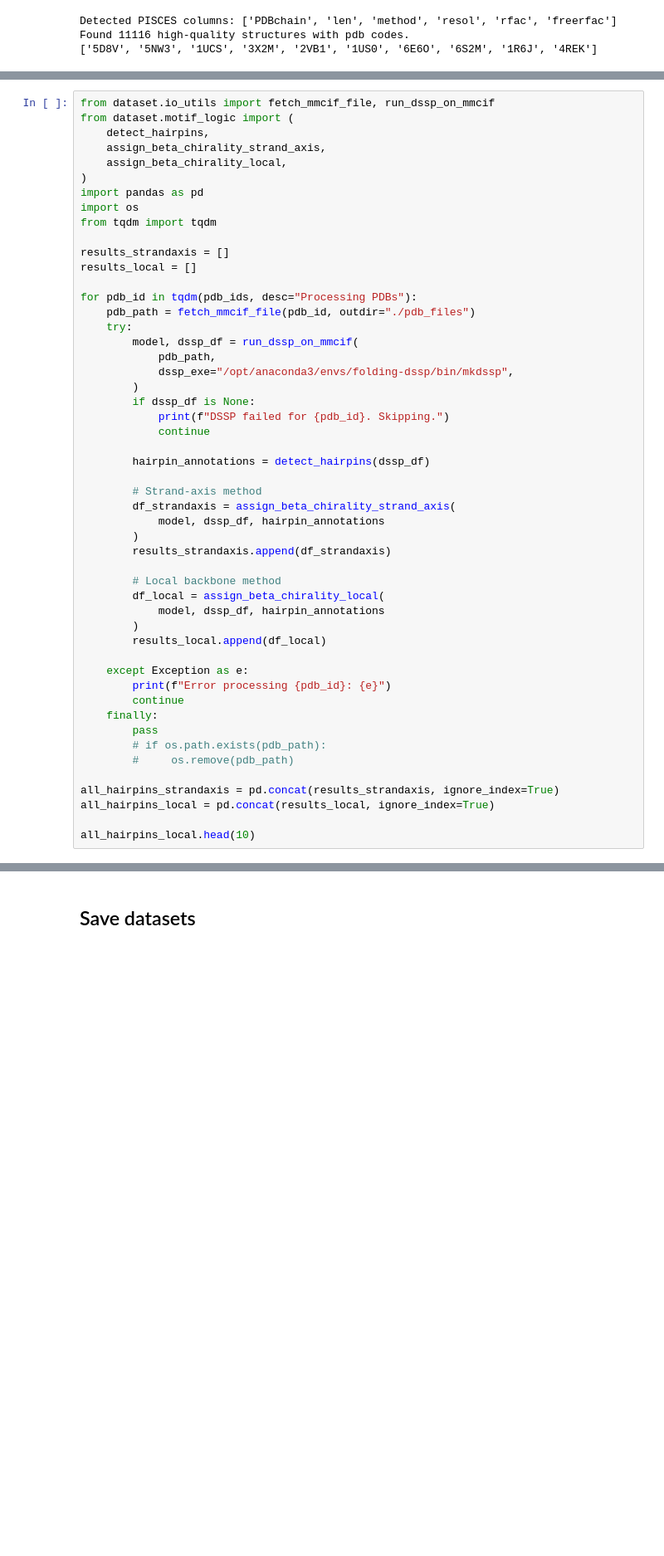
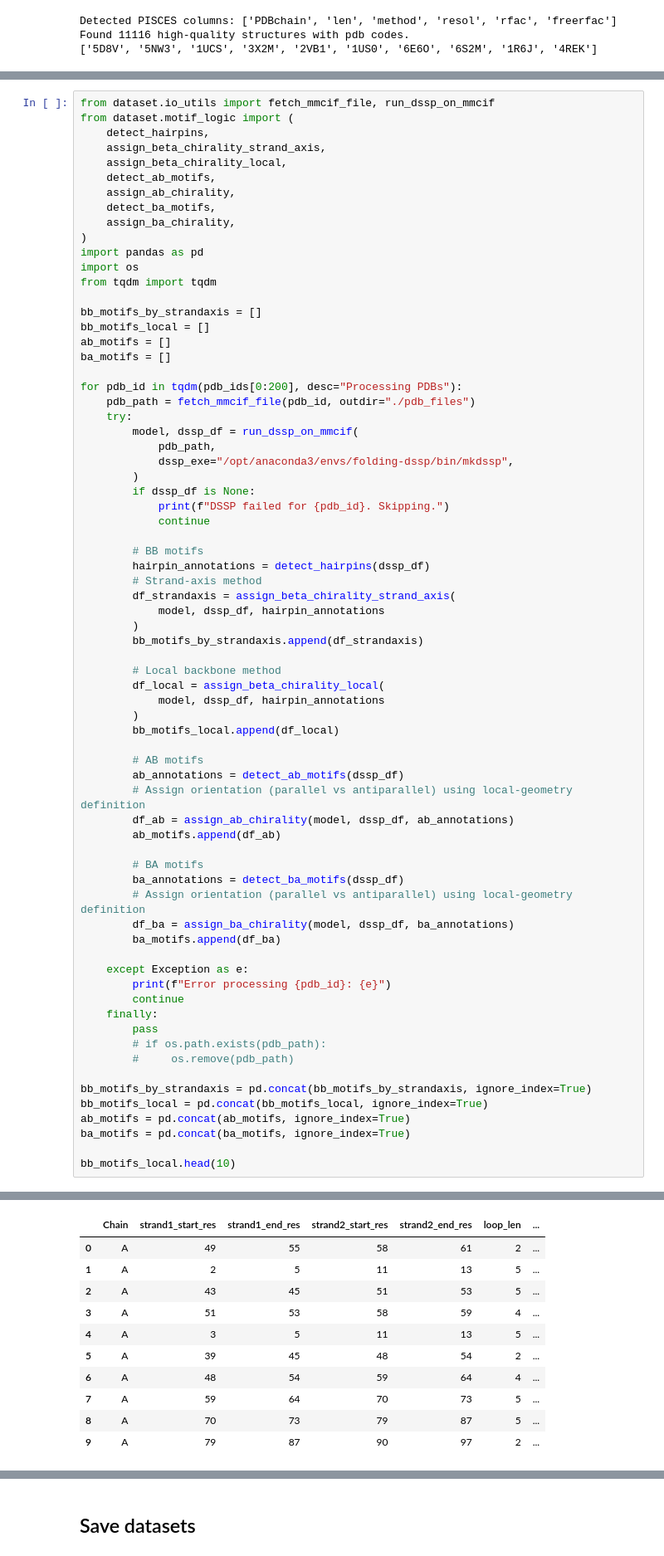
Before and after one commit to stefanhuber1993/folding-principles-dataset, a Jupyter notebook: notebooks/test_pipeline_parts.ipynb, the cells around one changed output, grey strips where cells are left out. Shown at 83% size. Drawn from its saved outputs; the diff is of its cells as text; blank space fills up the shorter version.

```diff
--- a/notebooks/test_pipeline_parts.ipynb
+++ b/notebooks/test_pipeline_parts.ipynb
@@ -42,15 +43,21 @@ from dataset.motif_logic import (
     detect_hairpins,
     assign_beta_chirality_strand_axis,
     assign_beta_chirality_local,
+    detect_ab_motifs,
+    assign_ab_chirality,
+    detect_ba_motifs,
+    assign_ba_chirality,
 )
 import pandas as pd
 import os
 from tqdm import tqdm
 
-results_strandaxis = []
-results_local = []
+bb_motifs_by_strandaxis = []
+bb_motifs_local = []
+ab_motifs = []
+ba_motifs = []
 
-for pdb_id in tqdm(pdb_ids, desc="Processing PDBs"):
+for pdb_id in tqdm(pdb_ids[0:200], desc="Processing PDBs"):
     pdb_path = fetch_mmcif_file(pdb_id, outdir="./pdb_files")
     try:
         model, dssp_df = run_dssp_on_mmcif(
@@ -61,19 +68,31 @@ for pdb_id in tqdm(pdb_ids, desc="Processing PDBs"):
             print(f"DSSP failed for {pdb_id}. Skipping.")
             continue
 
+        # BB motifs
         hairpin_annotations = detect_hairpins(dssp_df)
-
         # Strand-axis method
         df_strandaxis = assign_beta_chirality_strand_axis(
             model, dssp_df, hairpin_annotations
         )
-        results_strandaxis.append(df_strandaxis)
+        bb_motifs_by_strandaxis.append(df_strandaxis)
 
         # Local backbone method
         df_local = assign_beta_chirality_local(
             model, dssp_df, hairpin_annotations
         )
-        results_local.append(df_local)
+        bb_motifs_local.append(df_local)
+
+        # AB motifs
+        ab_annotations = detect_ab_motifs(dssp_df)
+        # Assign orientation (parallel vs antiparallel) using local-geometry definition
+        df_ab = assign_ab_chirality(model, dssp_df, ab_annotations)
+        ab_motifs.append(df_ab)
+
+        # BA motifs
+        ba_annotations = detect_ba_motifs(dssp_df)
+        # Assign orientation (parallel vs antiparallel) using local-geometry definition
+        df_ba = assign_ba_chirality(model, dssp_df, ba_annotations)
+        ba_motifs.append(df_ba)
 
     except Exception as e:
         print(f"Error processing {pdb_id}: {e}")
@@ -83,8 +102,10 @@ for pdb_id in tqdm(pdb_ids, desc="Processing PDBs"):
         # if os.path.exists(pdb_path):
         #     os.remove(pdb_path)
 
-all_hairpins_strandaxis = pd.concat(results_strandaxis, ignore_index=True)
-all_hairpins_local = pd.concat(results_local, ignore_index=True)
+bb_motifs_by_strandaxis = pd.concat(bb_motifs_by_strandaxis, ignore_index=True)
+bb_motifs_local = pd.concat(bb_motifs_local, ignore_index=True)
+ab_motifs = pd.concat(ab_motifs, ignore_index=True)
+ba_motifs = pd.concat(ba_motifs, ignore_index=True)
 
-all_hairpins_local.head(10)
+bb_motifs_local.head(10)
 # %% [output]
@@ -107,0 +113,11 @@ DSSP failed for 6L8A. Skipping.
+|  | Chain | strand1_start_res | strand1_end_res | strand2_start_res | strand2_end_res | loop_len | ... |
+| 0 | A | 49 | 55 | 58 | 61 | 2 | ... |
+| 1 | A | 2 | 5 | 11 | 13 | 5 | ... |
+| 2 | A | 43 | 45 | 51 | 53 | 5 | ... |
+| 3 | A | 51 | 53 | 58 | 59 | 4 | ... |
+| 4 | A | 3 | 5 | 11 | 13 | 5 | ... |
+| 5 | A | 39 | 45 | 48 | 54 | 2 | ... |
+| 6 | A | 48 | 54 | 59 | 64 | 4 | ... |
+| 7 | A | 59 | 64 | 70 | 73 | 5 | ... |
+| 8 | A | 70 | 73 | 79 | 87 | 5 | ... |
+| 9 | A | 79 | 87 | 90 | 97 | 2 | ... |
```
Also changed, not shown: parts of 12 cells of this notebook, 1 other file.
